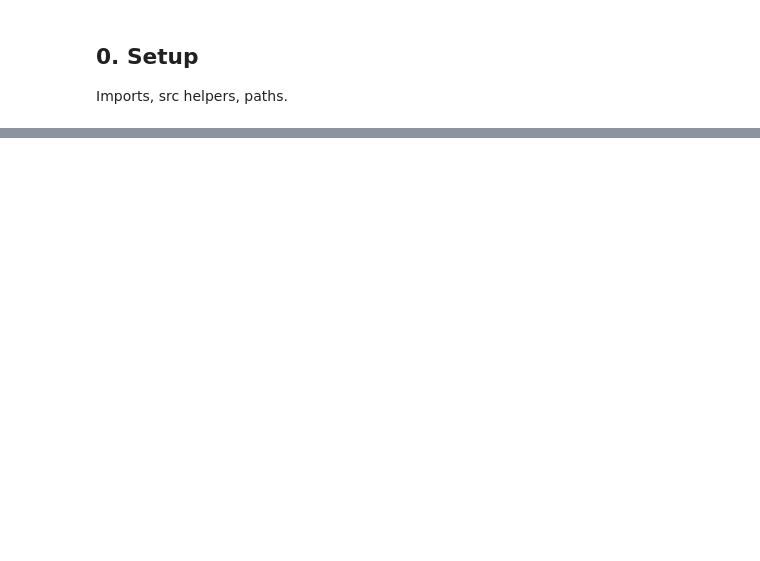
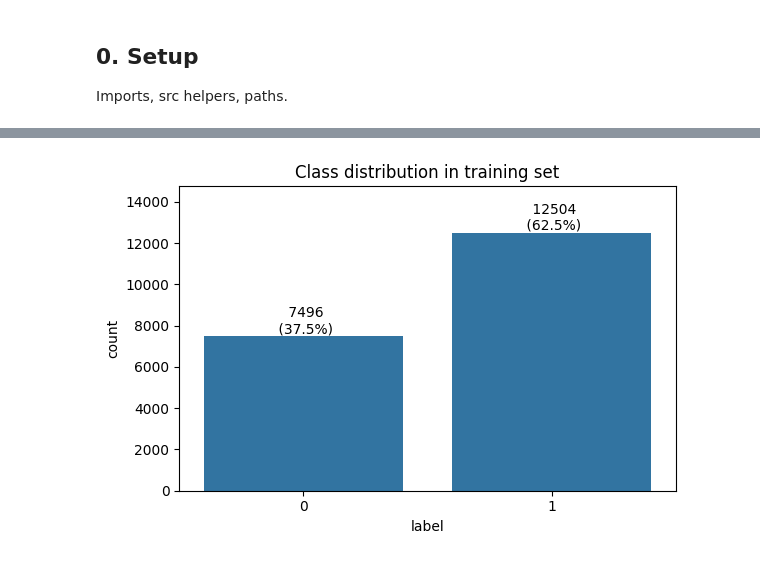
Before and after one commit to clifftonowen/2026-50.007-Machine-Learning-GenAI-Content-Detection, a Jupyter notebook: notebooks/01_eda.ipynb, the cells around one changed output, grey strips where cells are left out. Saved outputs shown, nothing was run; the diff lists cells and outputs as text; code cells hidden in the pictures; blank space fills up the shorter version.

```diff
--- a/notebooks/01_eda.ipynb
+++ b/notebooks/01_eda.ipynb
@@ -43,0 +77,18 @@ Decide whether stratification is warranted: ~50/50 → harmless, skewed → requ
+# %%
+counts = pd.Series(y).value_counts().sort_index()
+props = pd.Series(y).value_counts(normalize=True).sort_index()
+print("counts:\n", counts.rename({0: "Human", 1: "Machine"}))
+print("\nproportions:\n", props.rename({0: "Human", 1: "Machine"}).round(4))
+
+fig, ax = plt.subplots(figsize=(5, 3))
+ax.barh(["Human (0)", "Machine (1)"], [props[0], props[1]], color=["#4C72B0", "#DD8452"])
+ax.set_xlabel("Proportion of training set")
+ax.set_title("Class balance - train_features.csv")
+for i, v in enumerate([props[0], props[1]]):
+    ax.text(v + 0.01, i, f"{v:.1%}", va="center")
+save_fig(fig, "class_balance.png")
+
+# Reference point for why accuracy would be misleading on this imbalance.
+majority_f1 = f1_score(y, np.ones_like(y), average="macro")
+print(f"\nMajority-class (all-machine) accuracy: {props[1]:.1%} | Macro F1: {majority_f1:.3f}")
+print("Conclusion: skewed, not ~50/50 -> stratification is REQUIRED for every split and CV fold.")
@@ -43,0 +108,14 @@ Decide whether stratification is warranted: ~50/50 → harmless, skewed → requ
+# %%
+fig, ax = plt.subplots(figsize=(6, 4))
+sns.barplot(x=counts.index, y=counts.values, ax=ax)
+ax.set_xlabel("label")
+ax.set_ylabel("count")
+ax.set_title("Class distribution in training set")
+ax.set_ylim(0, counts.max() * 1.18)
+for i, v in enumerate(counts.values):
+    ax.text(i, v, f" {v}\n ({props.iloc[i]:.1%})", va="bottom", ha="center")
+plt.tight_layout()
+plt.savefig(FIGURES / "class_balance.png", dpi=120)
+plt.show()
+# %% [output]
+[figure, added]
```
Also changed, not shown: parts of 29 cells of this notebook, 1 other file.
